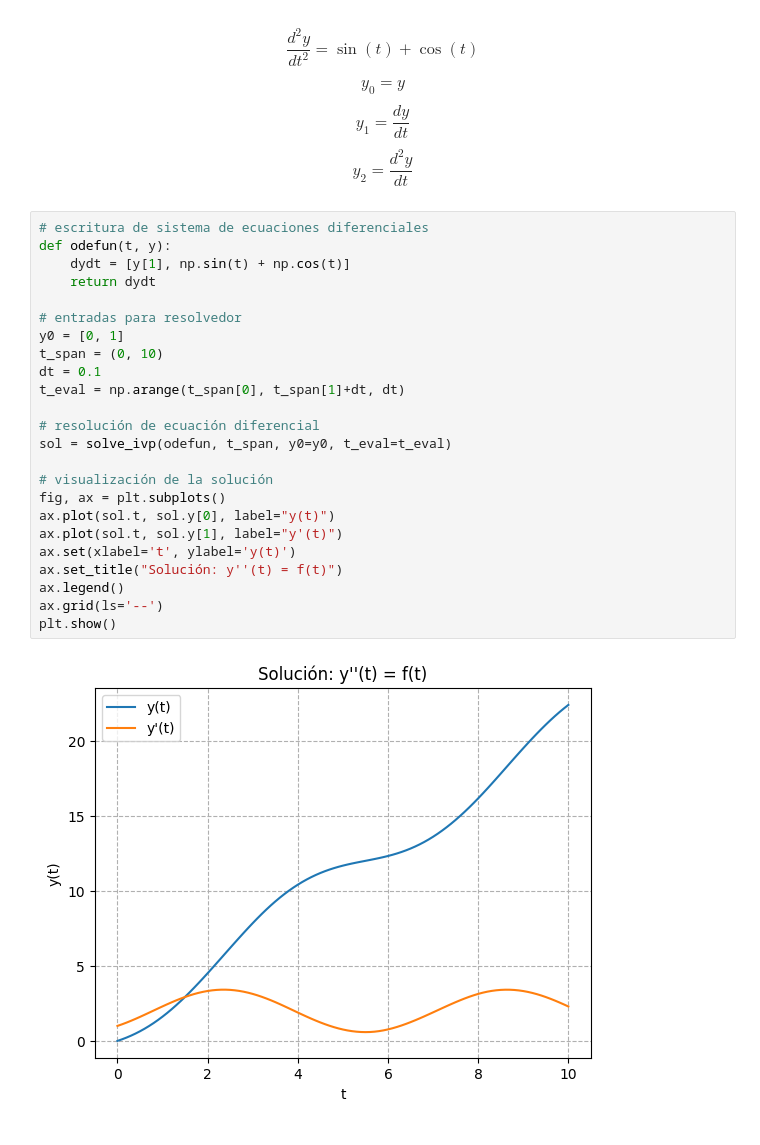
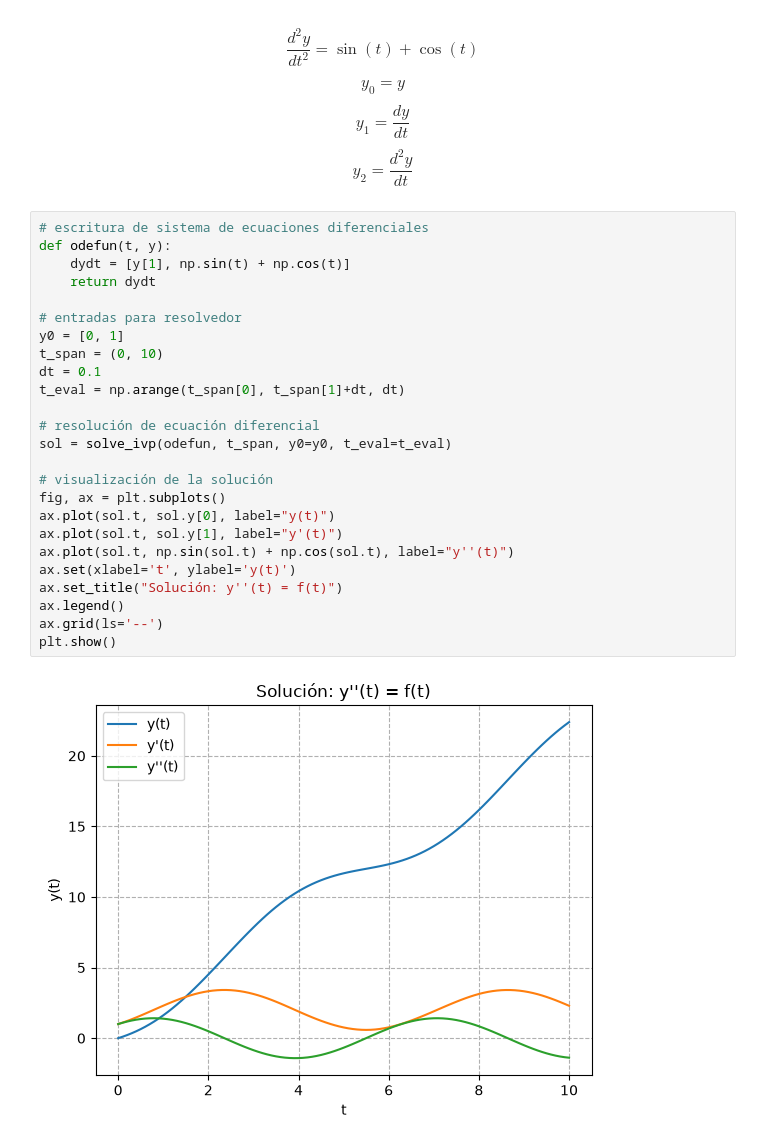
Before and after one commit to eicastroc/NumMeth_Cinvestav_IngMetalurgica, a Jupyter notebook: 05_ODE_ValorInicial/03_orderSuperior_sistEcs.ipynb, the cells around one changed output. Drawn from its saved outputs; the diff is of its cells as text.

```diff
--- a/05_ODE_ValorInicial/03_orderSuperior_sistEcs.ipynb
+++ b/05_ODE_ValorInicial/03_orderSuperior_sistEcs.ipynb
@@ -235,26 +235,27 @@ $$ y_2 = \frac{d^2y}{dt}$$
 # %%
 # escritura de sistema de ecuaciones diferenciales
 def odefun(t, y):
     dydt = [y[1], np.sin(t) + np.cos(t)]
     return dydt
 
 # entradas para resolvedor
 y0 = [0, 1]
 t_span = (0, 10)
 dt = 0.1
 t_eval = np.arange(t_span[0], t_span[1]+dt, dt)
 
 # resolución de ecuación diferencial
 sol = solve_ivp(odefun, t_span, y0=y0, t_eval=t_eval)
 
 # visualización de la solución
 fig, ax = plt.subplots()
 ax.plot(sol.t, sol.y[0], label="y(t)")
 ax.plot(sol.t, sol.y[1], label="y'(t)")
+ax.plot(sol.t, np.sin(sol.t) + np.cos(sol.t), label="y''(t)")
 ax.set(xlabel='t', ylabel='y(t)')
 ax.set_title("Solución: y''(t) = f(t)")
 ax.legend()
 ax.grid(ls='--')
 plt.show()
 # %% [output]
-[figure, old version]
+[figure, new version]
```
Also changed, not shown: parts of 1 cell of this notebook, 6 other files.
